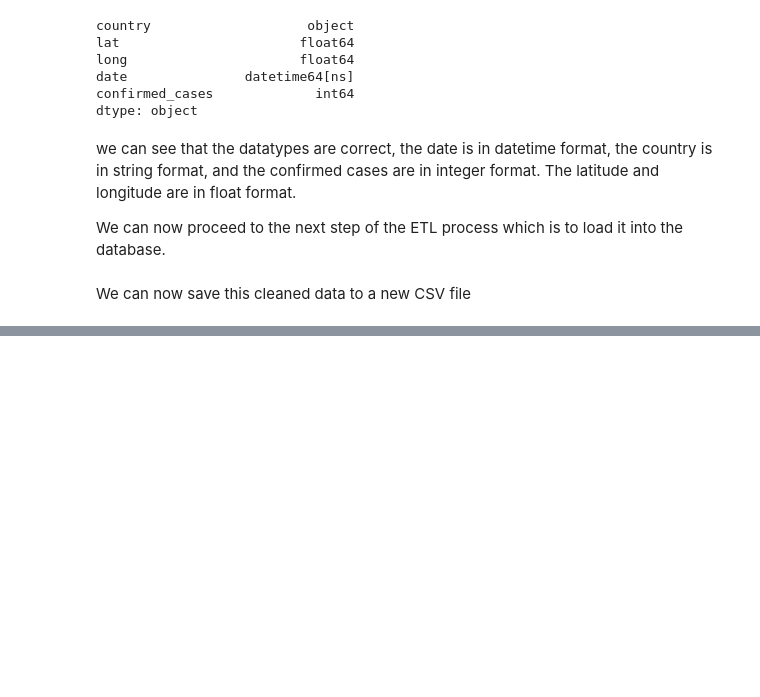
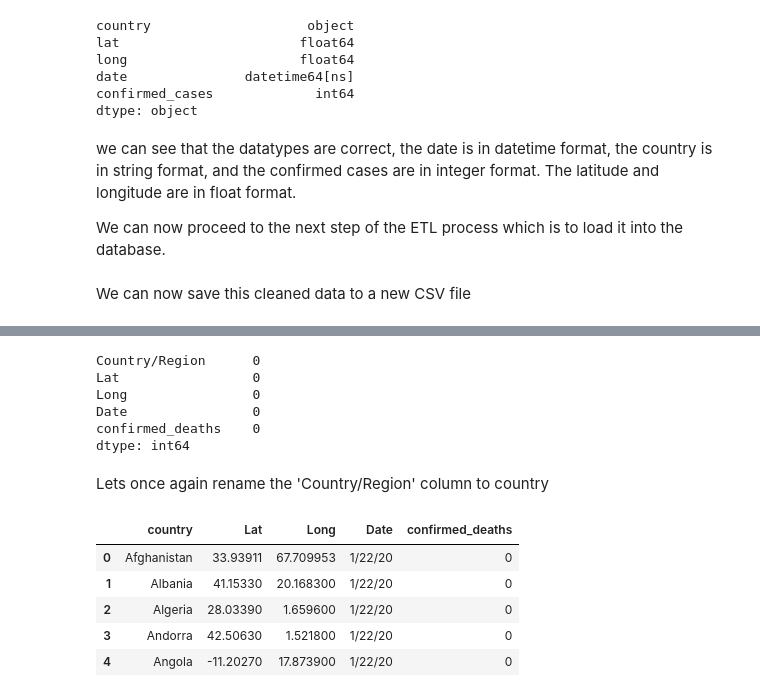
Before and after one commit to warren-bit/covid19_ETL_project, a Jupyter notebook: transform/transform.ipynb, the cells around one changed output, grey strips where cells are left out. Saved outputs shown, nothing was run; the diff lists cells and outputs as text; code cells hidden in the pictures; blank space fills up the shorter version.

```diff
--- a/transform/transform.ipynb
+++ b/transform/transform.ipynb
@@ -185,0 +274,25 @@ with open('/home/warren/ETL/data_library/cleaned_confirmed_cases_global.csv', 'w
+# %%
+deaths.drop(columns = ['Province/State'], axis=1, inplace=True)
+deaths['Lat'] = deaths['Lat'].fillna(deaths['Lat'].mode()[0])
+deaths['Long'] = deaths['Long'].fillna(deaths['Long'].mode()[0])
+# checking for missing values again
+deaths.isnull().sum()
+# %% [output]
+Country/Region      0
+Lat                 0
+Long                0
+Date                0
+confirmed_deaths    0
+dtype: int64
+# %% [markdown]
+Lets once again rename the 'Country/Region' column to country
+# %%
+deaths = deaths.rename(columns={'Country/Region': 'country'})
+deaths.head()
+# %% [output]
+|  | country | Lat | Long | Date | confirmed_deaths |
+| 0 | Afghanistan | 33.93911 | 67.709953 | 1/22/20 | 0 |
+| 1 | Albania | 41.15330 | 20.168300 | 1/22/20 | 0 |
+| 2 | Algeria | 28.03390 | 1.659600 | 1/22/20 | 0 |
+| 3 | Andorra | 42.50630 | 1.521800 | 1/22/20 | 0 |
+| 4 | Angola | -11.20270 | 17.873900 | 1/22/20 | 0 |
```
Also changed, not shown: parts of 27 cells of this notebook.
